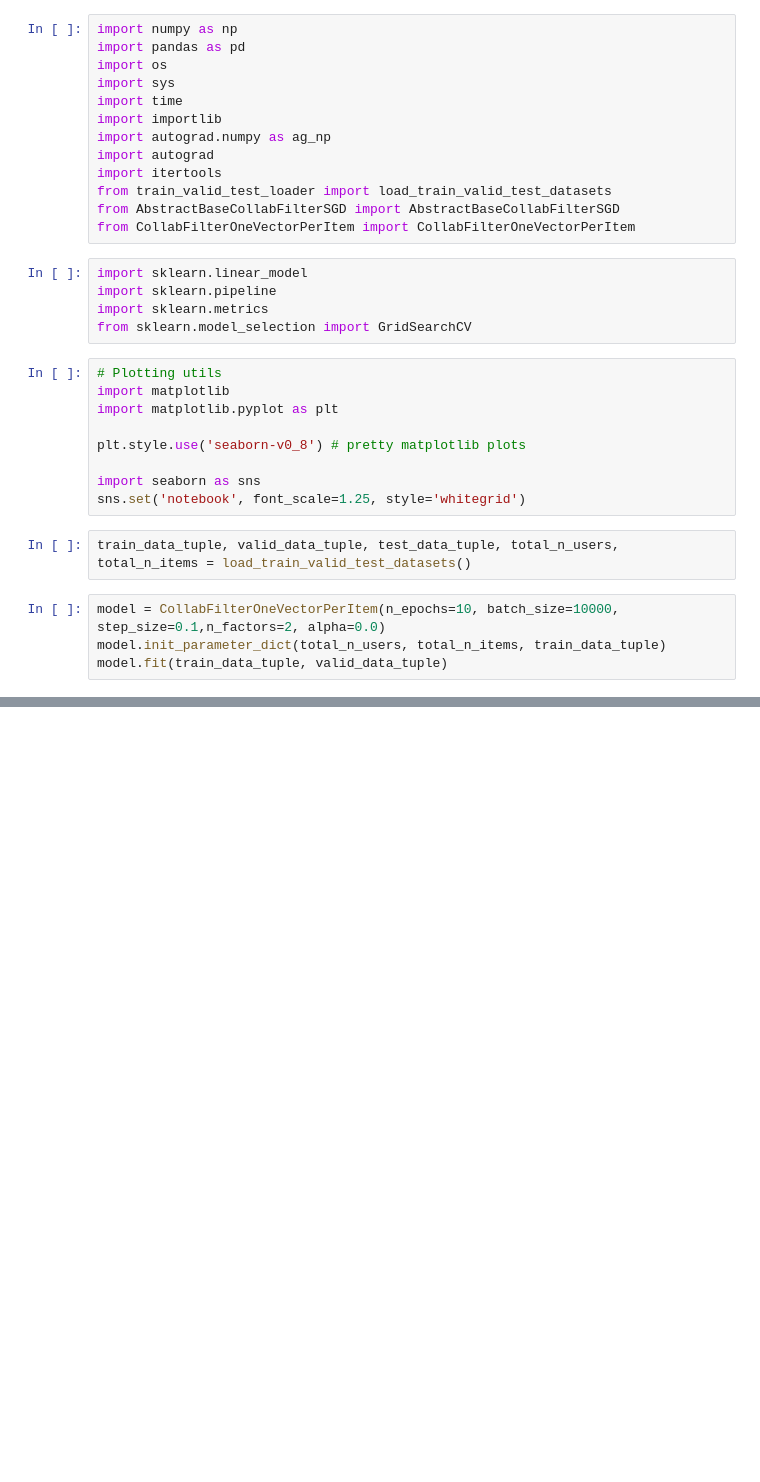
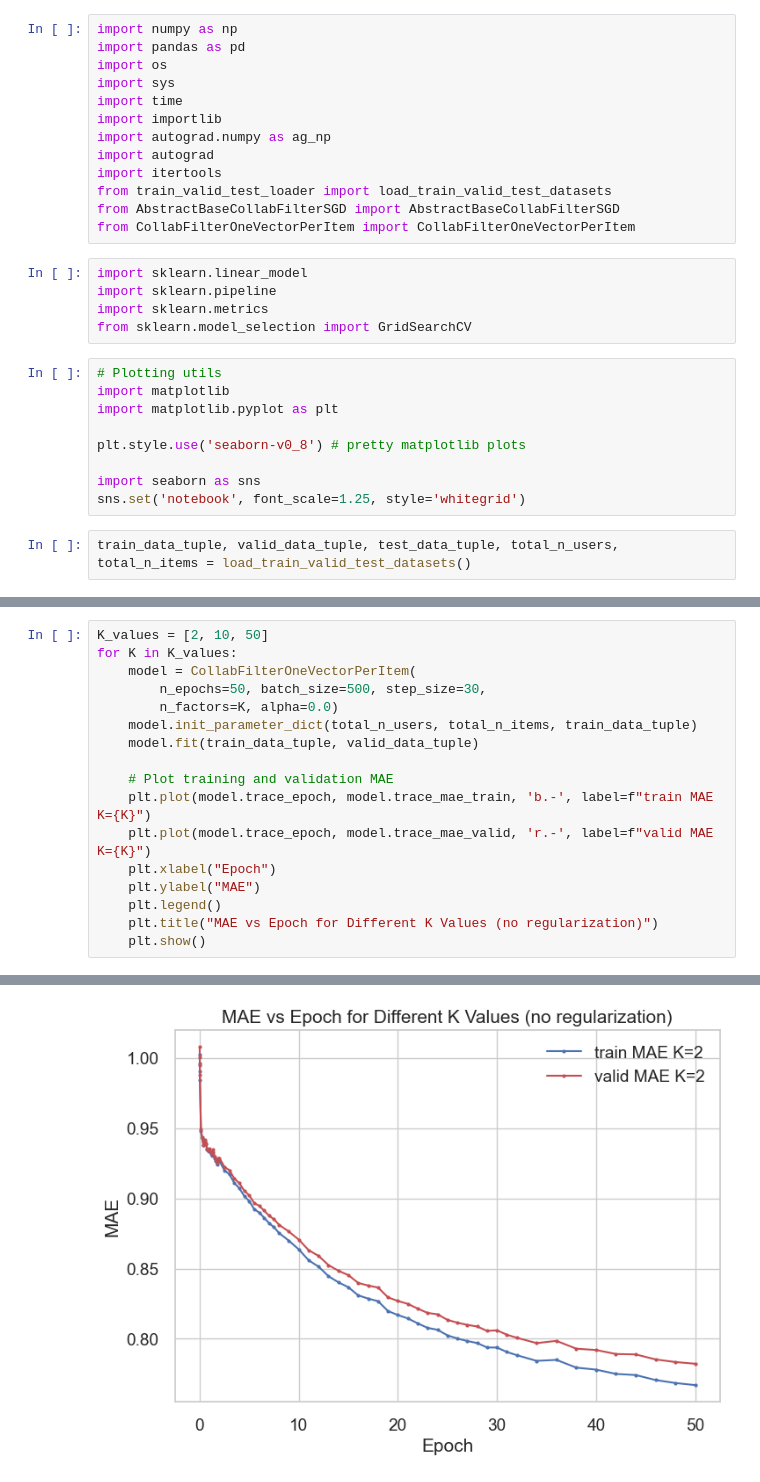
Before and after one commit to ManuP6789/cs135-24f-assignments, a Jupyter notebook: projectB/problem1.ipynb, the cells around one changed output, grey strips where cells are left out. Cells and saved outputs as stored; diff of their text form; blank space fills up the shorter version.

Commit message:
fix issues with collab class

```diff
--- a/projectB/problem1.ipynb
+++ b/projectB/problem1.ipynb
@@ -27,7 +27,3 @@ import seaborn as sns
 sns.set('notebook', font_scale=1.25, style='whitegrid')
 # %%
 train_data_tuple, valid_data_tuple, test_data_tuple, total_n_users, total_n_items = load_train_valid_test_datasets()
-# %%
-model = CollabFilterOneVectorPerItem(n_epochs=10, batch_size=10000, step_size=0.1,n_factors=2, alpha=0.0)
-model.init_parameter_dict(total_n_users, total_n_items, train_data_tuple)
-model.fit(train_data_tuple, valid_data_tuple)
@@ -51,0 +30,18 @@ epoch       9.857 | loss_total     0.00015 | train_MAE     1.00036 | valid_MAE
+# %%
+K_values = [2, 10, 50]
+for K in K_values:
+    model = CollabFilterOneVectorPerItem(
+        n_epochs=50, batch_size=500, step_size=30,
+        n_factors=K, alpha=0.0)
+    model.init_parameter_dict(total_n_users, total_n_items, train_data_tuple)
+    model.fit(train_data_tuple, valid_data_tuple)
+
+    # Plot training and validation MAE
+    plt.plot(model.trace_epoch, model.trace_mae_train, 'b.-', label=f"train MAE K={K}")
+    plt.plot(model.trace_epoch, model.trace_mae_valid, 'r.-', label=f"valid MAE K={K}")
+    plt.xlabel("Epoch")
+    plt.ylabel("MAE")
+    plt.legend()
+    plt.title("MAE vs Epoch for Different K Values (no regularization)")
+    plt.show()
+# %% [output]
@@ -51,0 +65 @@ epoch       9.857 | loss_total     0.00015 | train_MAE     1.00036 | valid_MAE
+[figure, added]
```
Also changed, not shown: parts of 4 cells of this notebook, 1 other file.
